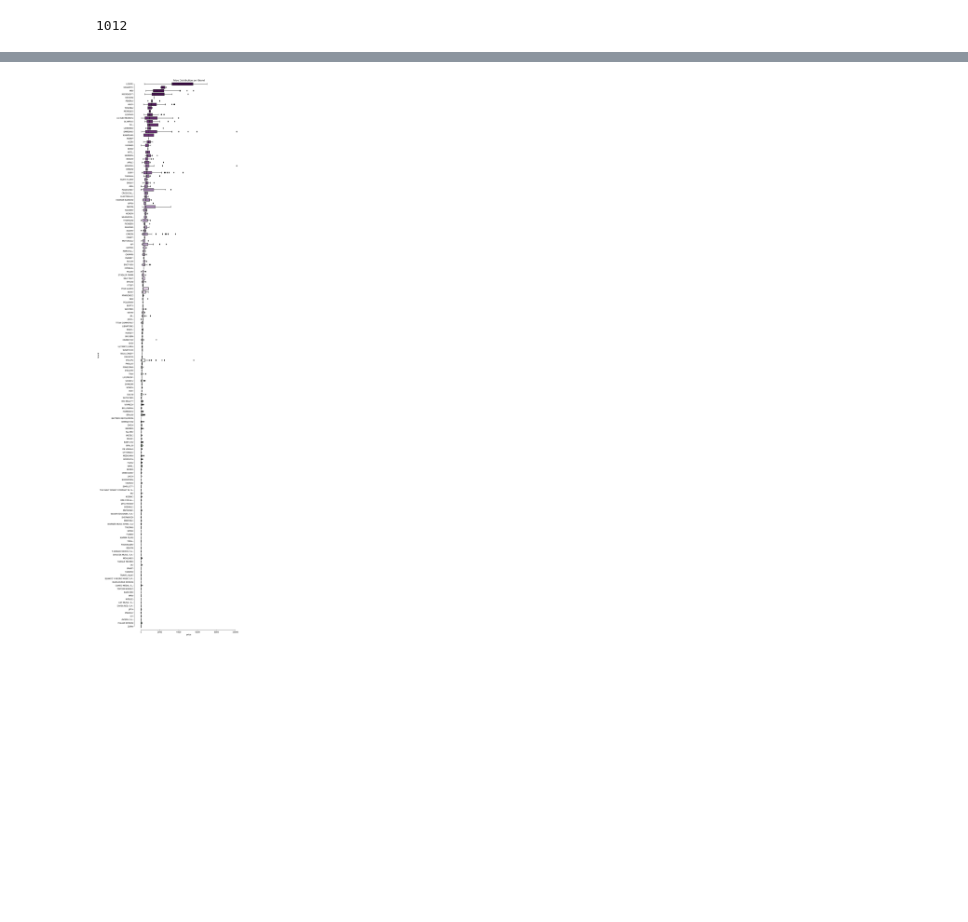
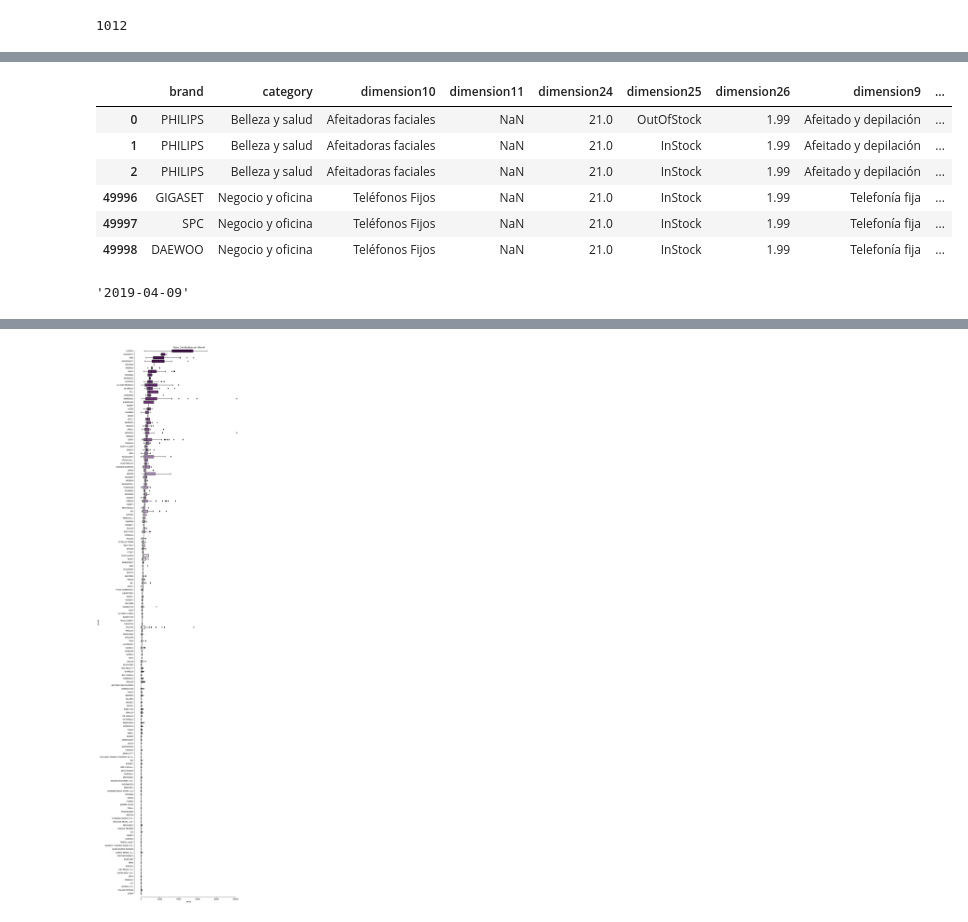
Before and after one commit to lisardogayan/Webscrapping, a Jupyter notebook: Test_Webscrapping.ipynb, the cells around one changed output, grey strips where cells are left out. Cells and saved outputs as stored; diff of their text form; code cells hidden in the pictures; blank space fills up the shorter version.

```diff
--- a/Test_Webscrapping.ipynb
+++ b/Test_Webscrapping.ipynb
@@ -152,0 +275,12 @@ total_products.to_csv(dat)
+# %%
+# Reindexamos el dataframe y volvemos a mostrar primeras y últimas filas
+total_products = total_products.reset_index(drop=True)
+total_products.iloc[np.r_[0:3, -3:0]]
+# %% [output]
+|  | brand | category | dimension10 | dimension11 | dimension24 | dimension25 | dimension26 | dimension9 | ... |
+| 0 | PHILIPS | Belleza y salud | Afeitadoras faciales | NaN | 21.0 | OutOfStock | 1.99 | Afeitado y depilación | ... |
+| 1 | PHILIPS | Belleza y salud | Afeitadoras faciales | NaN | 21.0 | InStock | 1.99 | Afeitado y depilación | ... |
+| 2 | PHILIPS | Belleza y salud | Afeitadoras faciales | NaN | 21.0 | InStock | 1.99 | Afeitado y depilación | ... |
+| 49996 | GIGASET | Negocio y oficina | Teléfonos Fijos | NaN | 21.0 | InStock | 1.99 | Telefonía fija | ... |
+| 49997 | SPC | Negocio y oficina | Teléfonos Fijos | NaN | 21.0 | InStock | 1.99 | Telefonía fija | ... |
+| 49998 | DAEWOO | Negocio y oficina | Teléfonos Fijos | NaN | 21.0 | InStock | 1.99 | Telefonía fija | ... |
@@ -152,0 +290,5 @@ total_products.to_csv(dat)
+# %%
+# Solo nos interesa el día
+now.strftime("%Y-%m-%d")
+# %% [output]
+'2019-04-09'
```
Also changed, not shown: parts of 20 cells of this notebook, 5 other files.
